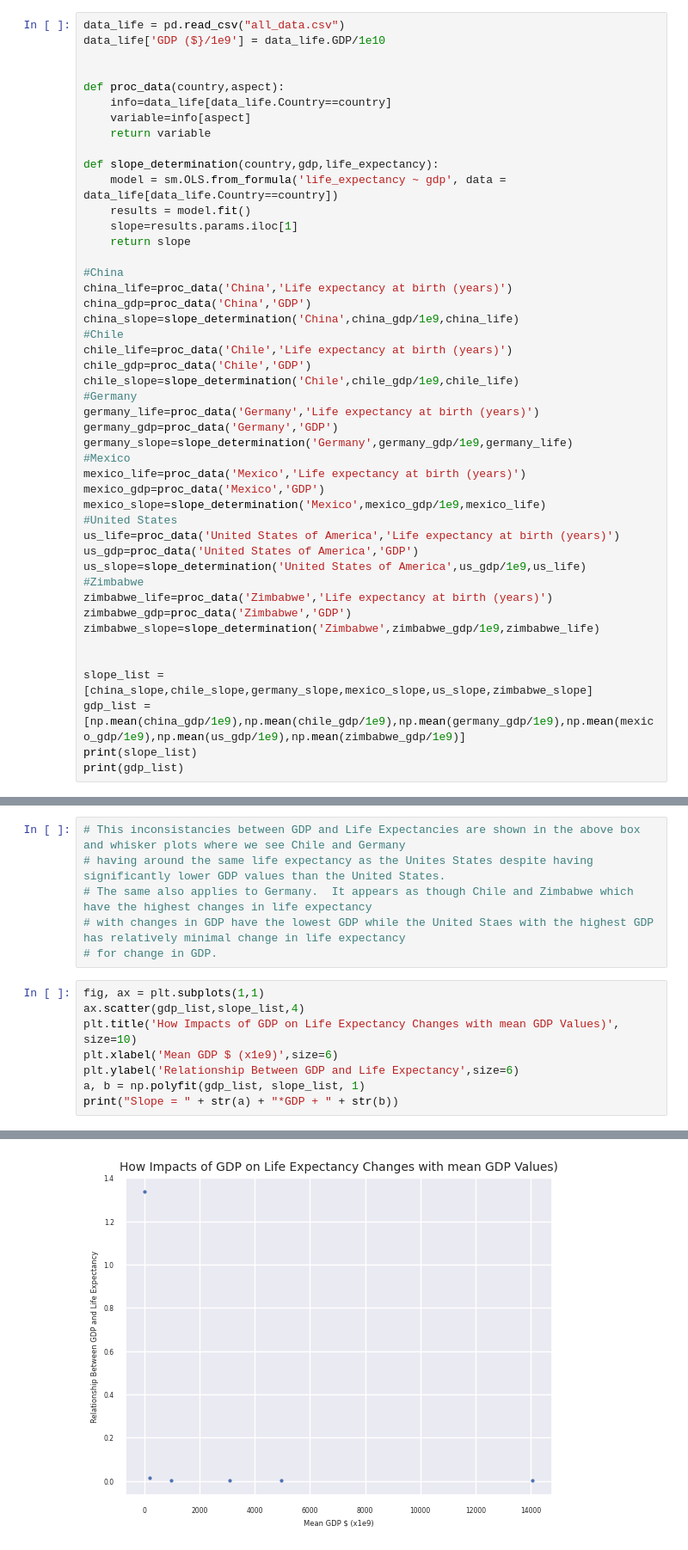
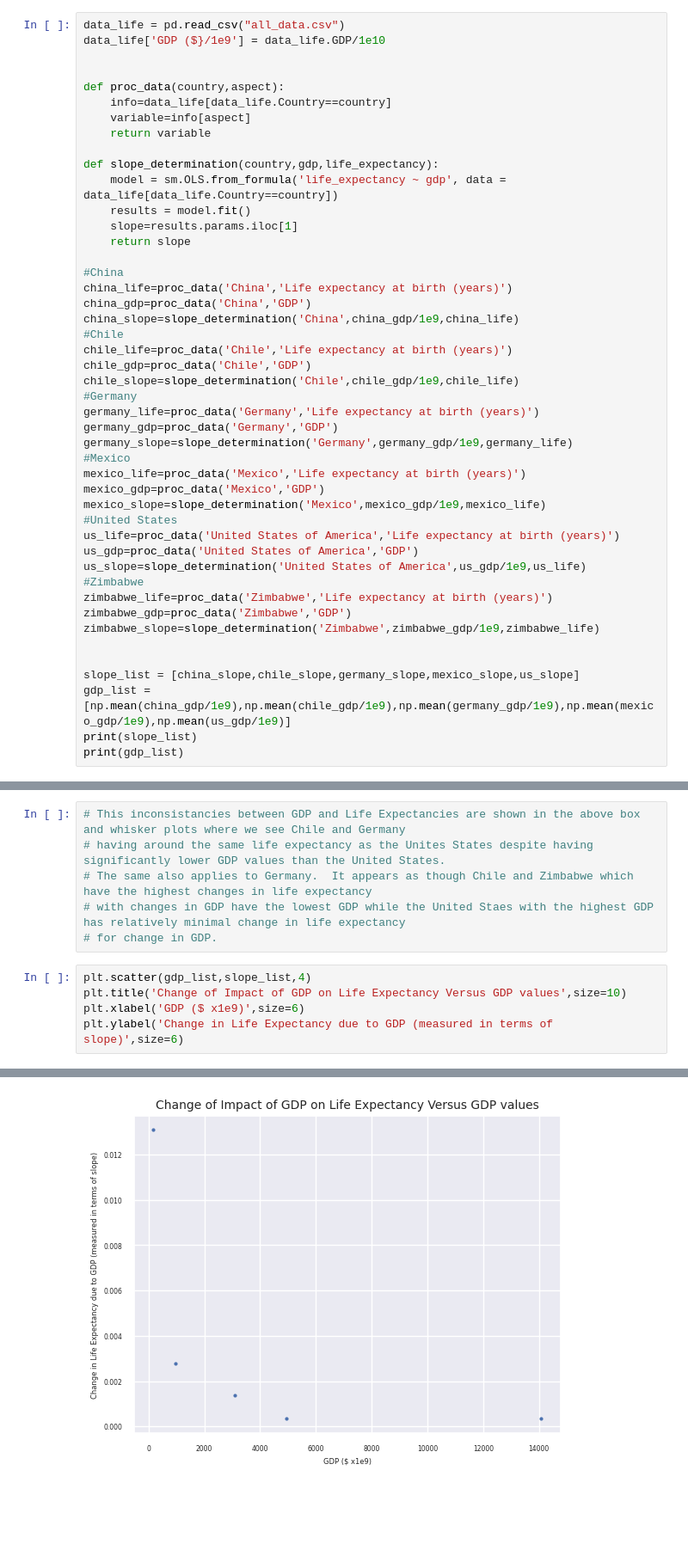
Before and after one commit to JMSnyder1980/DataPython_Projects, a Jupyter notebook: life_expectancy_gdp.ipynb, the cells around one changed output, grey strips where cells are left out. Shown at 86% size. Saved outputs shown, nothing was run; the diff lists cells and outputs as text; blank space fills up the shorter version.

```diff
--- a/life_expectancy_gdp.ipynb
+++ b/life_expectancy_gdp.ipynb
@@ -50,8 +50,8 @@ zimbabwe_gdp=proc_data('Zimbabwe','GDP')
 zimbabwe_slope=slope_determination('Zimbabwe',zimbabwe_gdp/1e9,zimbabwe_life)
 
 
-slope_list = [china_slope,chile_slope,germany_slope,mexico_slope,us_slope,zimbabwe_slope]
-gdp_list = [np.mean(china_gdp/1e9),np.mean(chile_gdp/1e9),np.mean(germany_gdp/1e9),np.mean(mexico_gdp/1e9),np.mean(us_gdp/1e9),np.mean(zimbabwe_gdp/1e9)]
+slope_list = [china_slope,chile_slope,germany_slope,mexico_slope,us_slope]
+gdp_list = [np.mean(china_gdp/1e9),np.mean(chile_gdp/1e9),np.mean(germany_gdp/1e9),np.mean(mexico_gdp/1e9),np.mean(us_gdp/1e9)]
 print(slope_list)
 print(gdp_list)
 # %% [output]
@@ -145,11 +145,8 @@ sns.boxplot(x = 'Country', y = 'Life expectancy at birth (years)', data=data_lif
 # with changes in GDP have the lowest GDP while the United Staes with the highest GDP has relatively minimal change in life expectancy
 # for change in GDP.
 # %%
-fig, ax = plt.subplots(1,1)
-ax.scatter(gdp_list,slope_list,4)
-plt.title('How Impacts of GDP on Life Expectancy Changes with mean GDP Values)', size=10)
-plt.xlabel('Mean GDP $ (x1e9)',size=6)
-plt.ylabel('Relationship Between GDP and Life Expectancy',size=6)
-a, b = np.polyfit(gdp_list, slope_list, 1)
-print("Slope = " + str(a) + "*GDP + " + str(b))
+plt.scatter(gdp_list,slope_list,4)
+plt.title('Change of Impact of GDP on Life Expectancy Versus GDP values',size=10)
+plt.xlabel('GDP ($ x1e9)',size=6)
+plt.ylabel('Change in Life Expectancy due to GDP (measured in terms of slope)',size=6)
 # %% [output]
@@ -157 +154 @@ Slope = -3.6553824381374173e-05*GDP + 0.3673778828340433
-[figure, old version]
+[figure, new version]
```
Also changed, not shown: parts of 3 cells of this notebook.
